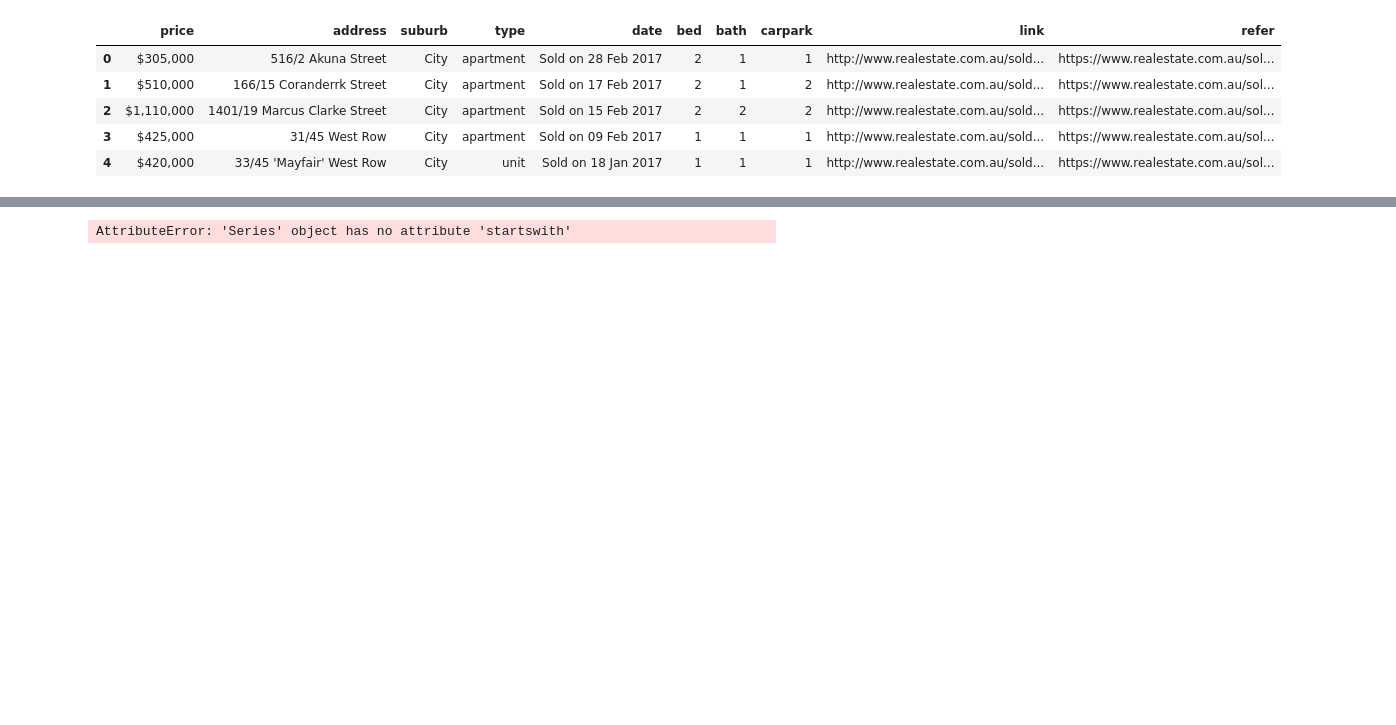
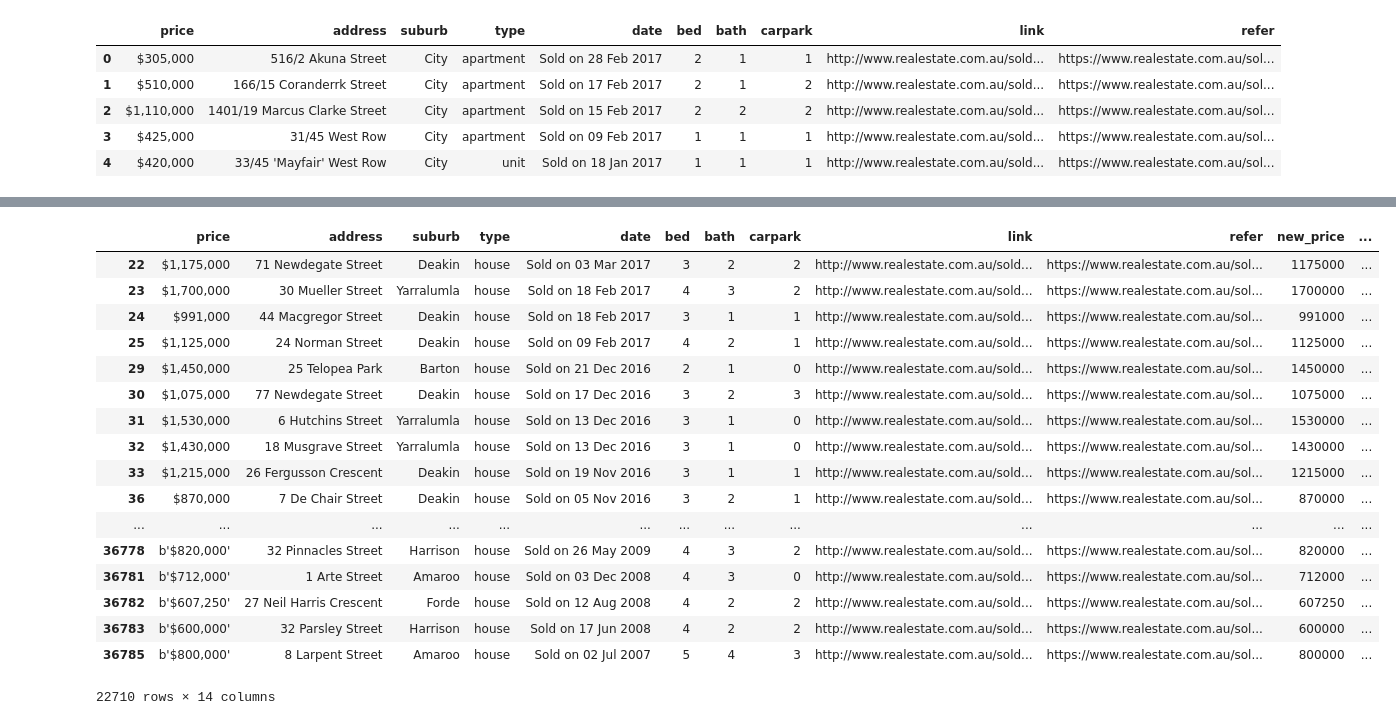
Before and after one commit to xianjunzhengbackup/code, a Jupyter notebook: data science/canberra_property/canberra_property_linear_regression.ipynb, the cells around one changed output, grey strips where cells are left out. Saved outputs shown, nothing was run; the diff lists cells and outputs as text; code cells hidden in the pictures; blank space fills up the shorter version.

```diff
--- a/data science/canberra_property/canberra_property_linear_regression.ipynb
+++ b/data science/canberra_property/canberra_property_linear_regression.ipynb
@@ -37,19 +31,9 @@ Name: price, dtype: object
+# %%
+df_house=df[df['type']=='house']
+df_house=df_house[df_house['new_price']!='n/a']
 # %%
-def remove_dumy_price_item(row):
-    price=row['price']
+def convert_price_to_number(row):
+    price=row['new_price']
+    return int(price)
-# %%
-df_house=df[df['type']=='house']
-df_house=df_house[df_house['price']!='Contact agent']
-df_house=df_house[not df_house['price'].startswith('Range:')]
-# %% [output]
-AttributeError: 'Series' object has no attribute 'startswith'
-# %%
-def convert_price_to_number(row):
-    price=row['price']
-    price=price.strip('b')
-    price=price.replace("'","")
-    price=price.replace(',','')
-    price=price.strip('$')
-    return int(price)
 # %%
 df_house['price_int']=df_house.apply(convert_price_to_number,axis=1)
@@ -70,3 +40,24 @@ print(df_apartment.count())
+# %%
+df_house
+# %% [output]
+|  | price | address | suburb | type | date | bed | bath | carpark | link | refer | new_price | ... |
+| 22 | $1,175,000 | 71 Newdegate Street | Deakin | house | Sold on 03 Mar 2017 | 3 | 2 | 2 | http://www.realestate.com.au/sold... | https://www.realestate.com.au/sol... | 1175000 | ... |
+| 23 | $1,700,000 | 30 Mueller Street | Yarralumla | house | Sold on 18 Feb 2017 | 4 | 3 | 2 | http://www.realestate.com.au/sold... | https://www.realestate.com.au/sol... | 1700000 | ... |
+| 24 | $991,000 | 44 Macgregor Street | Deakin | house | Sold on 18 Feb 2017 | 3 | 1 | 1 | http://www.realestate.com.au/sold... | https://www.realestate.com.au/sol... | 991000 | ... |
+| 25 | $1,125,000 | 24 Norman Street | Deakin | house | Sold on 09 Feb 2017 | 4 | 2 | 1 | http://www.realestate.com.au/sold... | https://www.realestate.com.au/sol... | 1125000 | ... |
+| 29 | $1,450,000 | 25 Telopea Park | Barton | house | Sold on 21 Dec 2016 | 2 | 1 | 0 | http://www.realestate.com.au/sold... | https://www.realestate.com.au/sol... | 1450000 | ... |
+| 30 | $1,075,000 | 77 Newdegate Street | Deakin | house | Sold on 17 Dec 2016 | 3 | 2 | 3 | http://www.realestate.com.au/sold... | https://www.realestate.com.au/sol... | 1075000 | ... |
+| 31 | $1,530,000 | 6 Hutchins Street | Yarralumla | house | Sold on 13 Dec 2016 | 3 | 1 | 0 | http://www.realestate.com.au/sold... | https://www.realestate.com.au/sol... | 1530000 | ... |
+| 32 | $1,430,000 | 18 Musgrave Street | Yarralumla | house | Sold on 13 Dec 2016 | 3 | 1 | 0 | http://www.realestate.com.au/sold... | https://www.realestate.com.au/sol... | 1430000 | ... |
+| 33 | $1,215,000 | 26 Fergusson Crescent | Deakin | house | Sold on 19 Nov 2016 | 3 | 1 | 1 | http://www.realestate.com.au/sold... | https://www.realestate.com.au/sol... | 1215000 | ... |
+| 36 | $870,000 | 7 De Chair Street | Deakin | house | Sold on 05 Nov 2016 | 3 | 2 | 1 | http://www.realestate.com.au/sold... | https://www.realestate.com.au/sol... | 870000 | ... |
+| ... | ... | ... | ... | ... | ... | ... | ... | ... | ... | ... | ... | ... |
+| 36778 | b'$820,000' | 32 Pinnacles Street | Harrison | house | Sold on 26 May 2009 | 4 | 3 | 2 | http://www.realestate.com.au/sold... | https://www.realestate.com.au/sol... | 820000 | ... |
+| 36781 | b'$712,000' | 1 Arte Street | Amaroo | house | Sold on 03 Dec 2008 | 4 | 3 | 0 | http://www.realestate.com.au/sold... | https://www.realestate.com.au/sol... | 712000 | ... |
+| 36782 | b'$607,250' | 27 Neil Harris Crescent | Forde | house | Sold on 12 Aug 2008 | 4 | 2 | 2 | http://www.realestate.com.au/sold... | https://www.realestate.com.au/sol... | 607250 | ... |
+| 36783 | b'$600,000' | 32 Parsley Street | Harrison | house | Sold on 17 Jun 2008 | 4 | 2 | 2 | http://www.realestate.com.au/sold... | https://www.realestate.com.au/sol... | 600000 | ... |
+| 36785 | b'$800,000' | 8 Larpent Street | Amaroo | house | Sold on 02 Jul 2007 | 5 | 4 | 3 | http://www.realestate.com.au/sold... | https://www.realestate.com.au/sol... | 800000 | ... |
+22710 rows × 14 columns
 # %%
 def return_date_from_df(x):
     pattern=re.compile(r'\d+.*')
```
Also changed, not shown: parts of 17 cells of this notebook, 1 other file.
